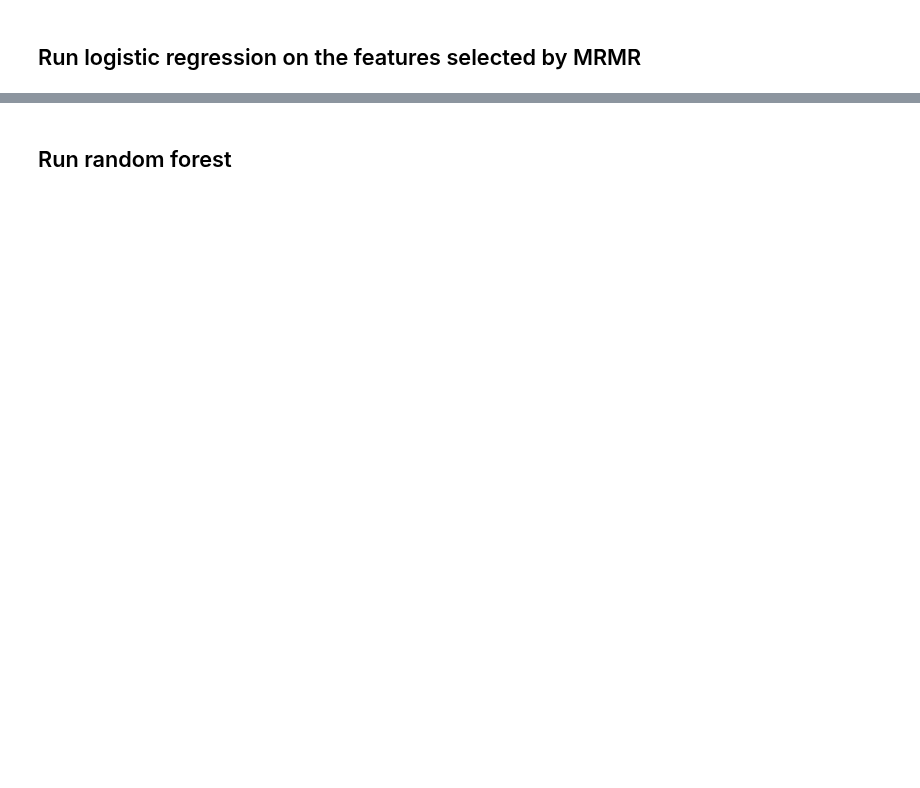
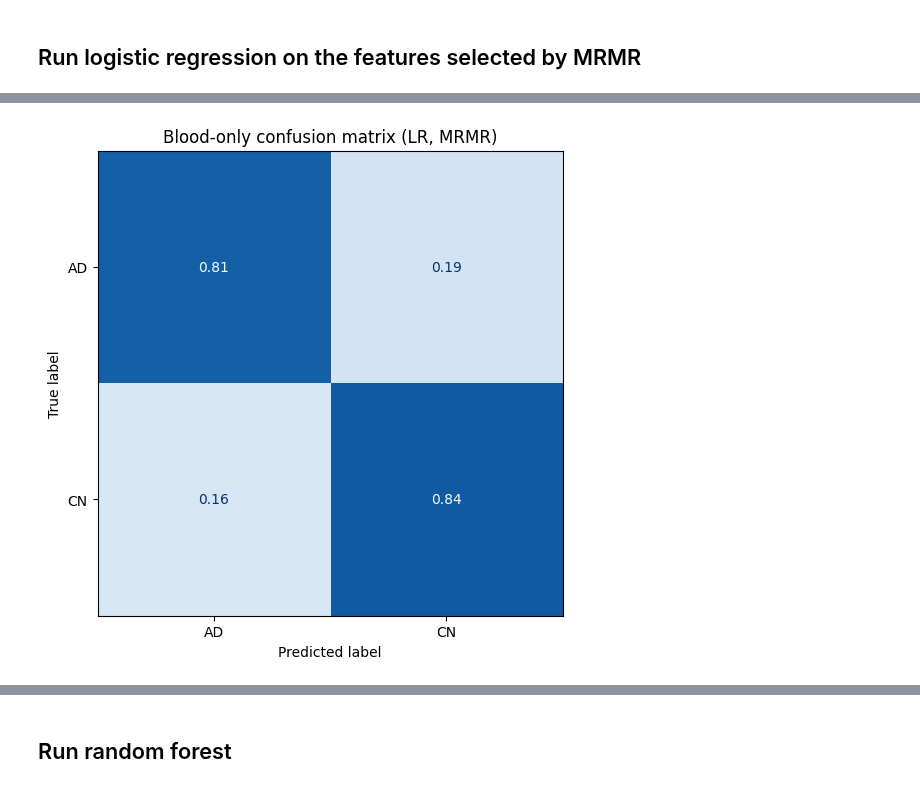
Before and after one commit to anusha1207/TARCC-Alzheimers, a Jupyter notebook: main.ipynb, the cells around one changed output, grey strips where cells are left out. Cells and saved outputs as stored; diff of their text form; code cells hidden in the pictures; blank space fills up the shorter version.

```diff
--- a/main.ipynb
+++ b/main.ipynb
@@ -134,3 +170,12 @@ Average confusion matrix:
+# %%
+plot_average_confusion_matrix(
+    blood_lr_mrmr["confusion"],
+    ["AD", "CN"],
+    "Blood-only confusion matrix (LR, MRMR)",
+    png=f"{PLOTS}/Blood-only confusion matrix (LR, MRMR)"
+)
+# %% [output]
+[figure, added]
 # %%
 clinical_lr_mrmr_model = run_logistic_regression(clinical_only_subset, num_iters=20, pkl=f"{MODELS}/Clinical Only LR with MRMR.pkl")
 # %%
```
Also changed, not shown: parts of 45 cells of this notebook, 4 other files.
